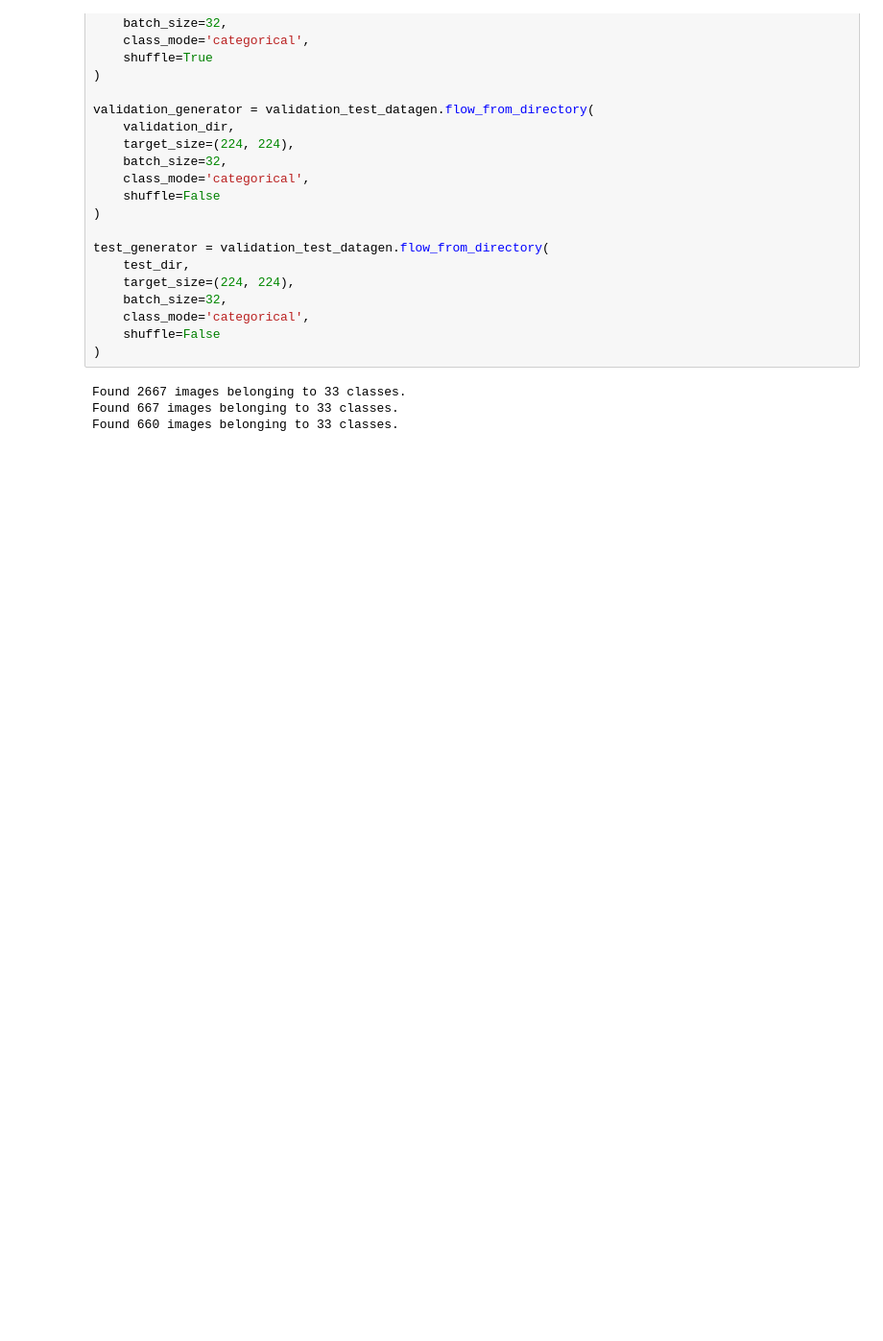
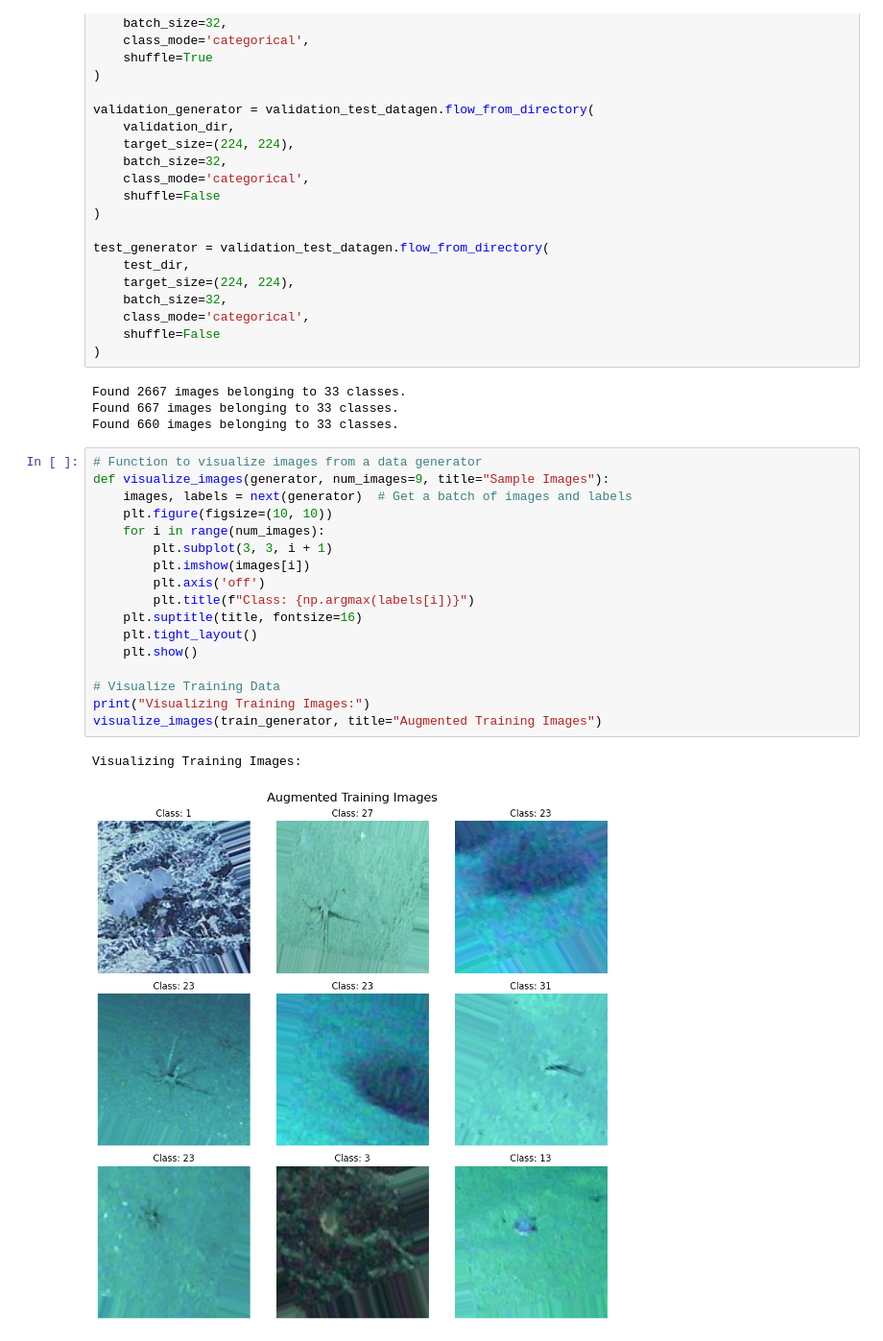
Before and after one commit to opencodeiiita/DeepSeaROV, a Jupyter notebook: solution_Task2/VITB0029.ipynb, the cells around one changed output. Shown at 96% size. Drawn from its saved outputs; the diff is of its cells as text; blank space fills up the shorter version.

```diff
--- a/solution_Task2/VITB0029.ipynb
+++ b/solution_Task2/VITB0029.ipynb
@@ -74,3 +74,23 @@ test_generator = validation_test_datagen.flow_from_directory(
 Found 2667 images belonging to 33 classes.
 Found 667 images belonging to 33 classes.
 Found 660 images belonging to 33 classes.
+# %%
+# Function to visualize images from a data generator
+def visualize_images(generator, num_images=9, title="Sample Images"):
+    images, labels = next(generator)  # Get a batch of images and labels
+    plt.figure(figsize=(10, 10))
+    for i in range(num_images):
+        plt.subplot(3, 3, i + 1)
+        plt.imshow(images[i])
+        plt.axis('off')
+        plt.title(f"Class: {np.argmax(labels[i])}")
+    plt.suptitle(title, fontsize=16)
+    plt.tight_layout()
+    plt.show()
+
+# Visualize Training Data
+print("Visualizing Training Images:")
+visualize_images(train_generator, title="Augmented Training Images")
+# %% [output]
+Visualizing Training Images:
+[figure, added]
```
